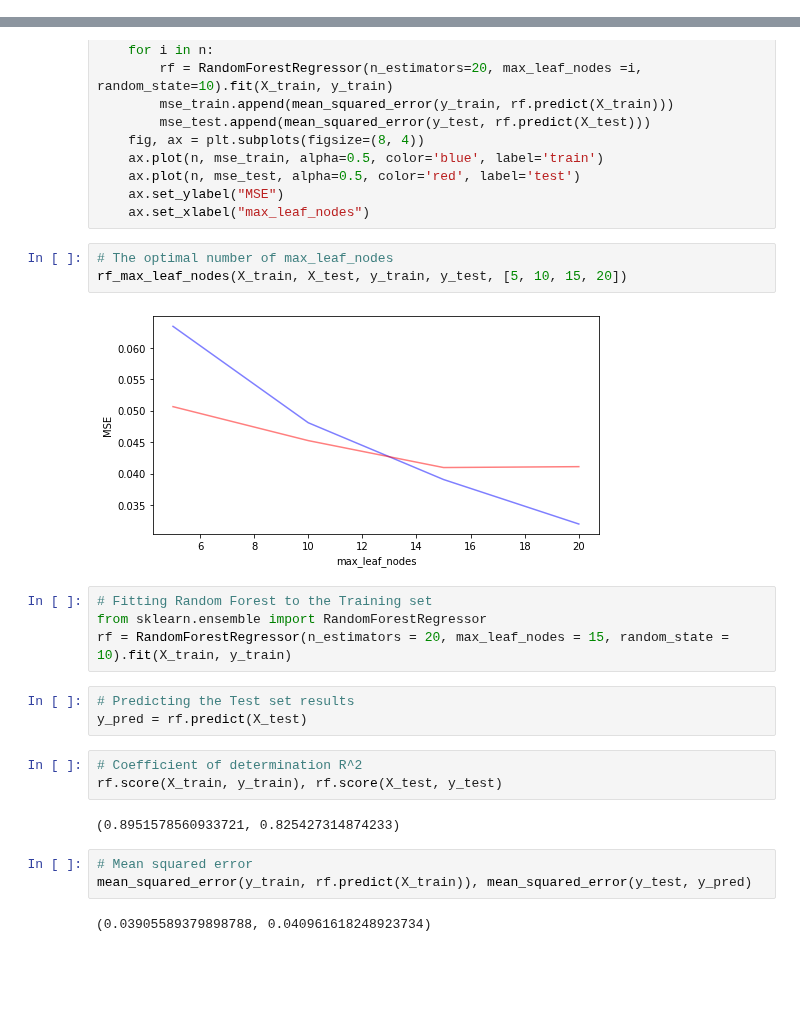
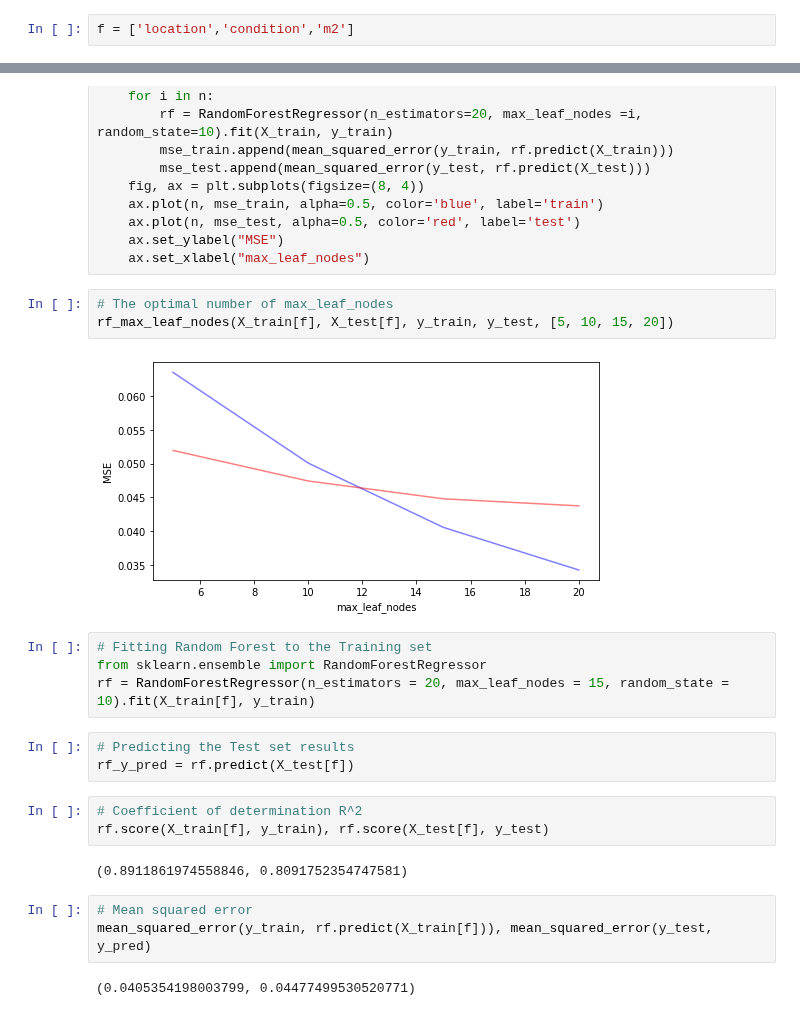
Before and after one commit to katerynakononova/ML, a Jupyter notebook: Python/03 Regression Tree & Random Forest.ipynb, the cells around one changed output, grey strips where cells are left out. Drawn from its saved outputs; the diff is of its cells as text; blank space fills up the shorter version.

```diff
--- a/Python/03 Regression Tree & Random Forest.ipynb
+++ b/Python/03 Regression Tree & Random Forest.ipynb
@@ -19,0 +25,2 @@ y_test = obj["y_test"]
+# %%
+f = ['location','condition','m2']
@@ -99,25 +114,25 @@ def rf_max_leaf_nodes(X_train, X_test, y_train, y_test, n):
     ax.set_xlabel("max_leaf_nodes")
 # %%
 # The optimal number of max_leaf_nodes
-rf_max_leaf_nodes(X_train, X_test, y_train, y_test, [5, 10, 15, 20])
+rf_max_leaf_nodes(X_train[f], X_test[f], y_train, y_test, [5, 10, 15, 20])
 # %% [output]
-[figure, old version]
+[figure, new version]
 # %%
 # Fitting Random Forest to the Training set
 from sklearn.ensemble import RandomForestRegressor
-rf = RandomForestRegressor(n_estimators = 20, max_leaf_nodes = 15, random_state = 10).fit(X_train, y_train)
+rf = RandomForestRegressor(n_estimators = 20, max_leaf_nodes = 15, random_state = 10).fit(X_train[f], y_train)
 # %%
 # Predicting the Test set results
-y_pred = rf.predict(X_test)
+rf_y_pred = rf.predict(X_test[f])
 # %%
 # Coefficient of determination R^2
-rf.score(X_train, y_train), rf.score(X_test, y_test)
+rf.score(X_train[f], y_train), rf.score(X_test[f], y_test)
 # %% [output]
-(0.8951578560933721, 0.825427314874233)
+(0.8911861974558846, 0.8091752354747581)
 # %%
 # Mean squared error
-mean_squared_error(y_train, rf.predict(X_train)), mean_squared_error(y_test, y_pred)
+mean_squared_error(y_train, rf.predict(X_train[f])), mean_squared_error(y_test, y_pred)
 # %% [output]
-(0.03905589379898788, 0.040961618248923734)
+(0.0405354198003799, 0.04477499530520771)
 # %%
 # Visualising the Test set results
```
Also changed, not shown: parts of 25 cells of this notebook, 2 other files.
